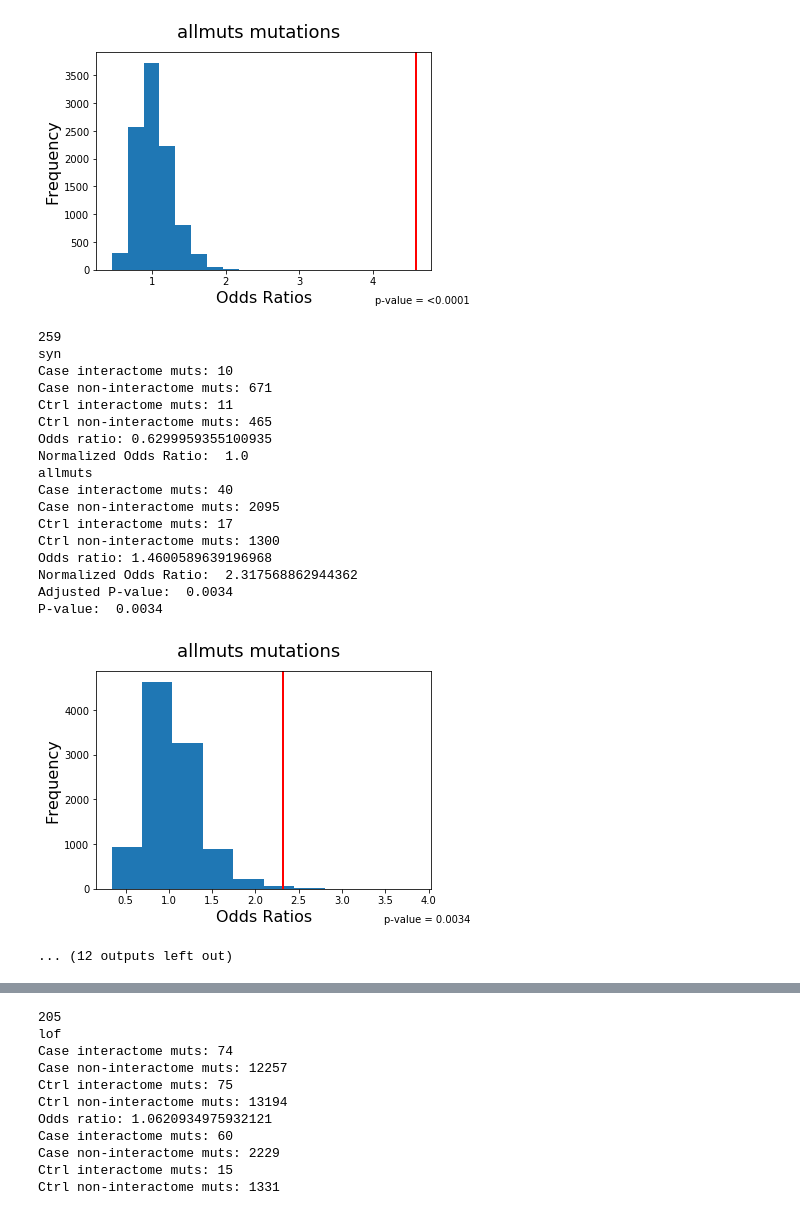
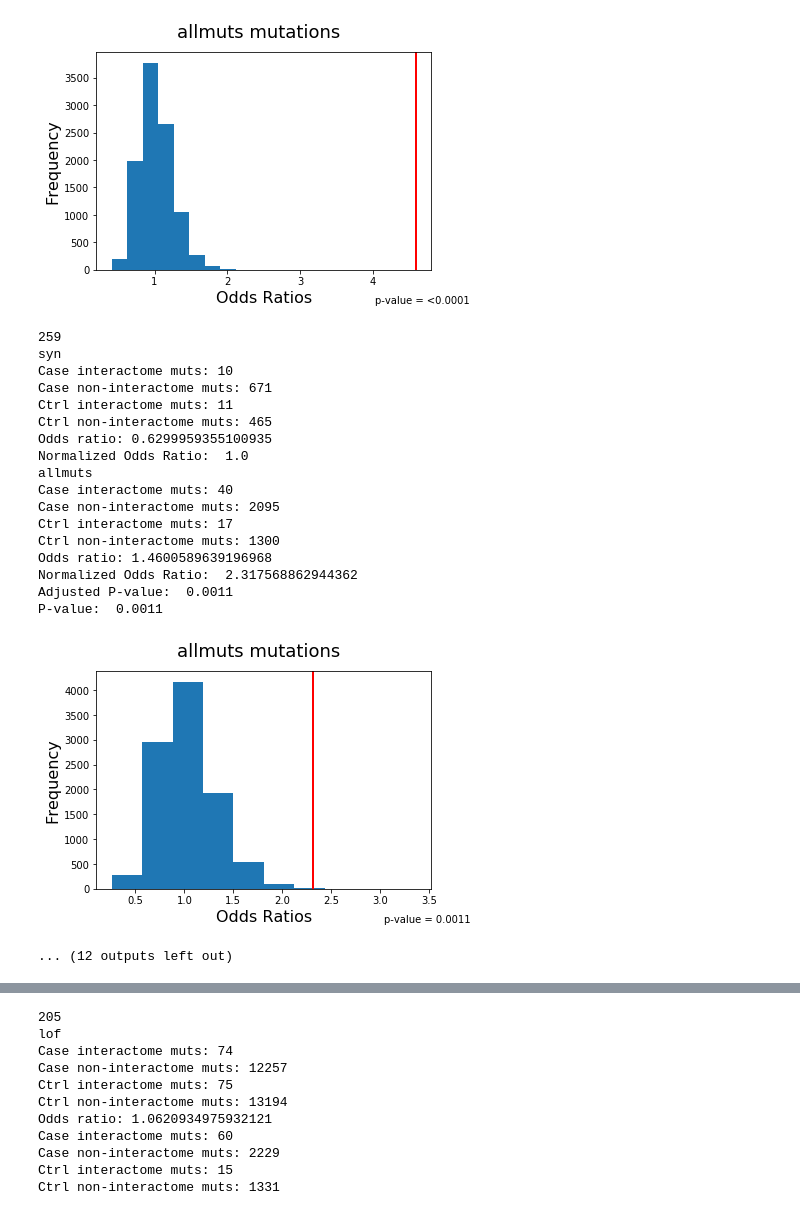
Before and after one commit to mepittman/ctf-apms, a Jupyter notebook: jupyter_notebooks/permutations.ipynb, the cells around one changed output, grey strips where cells are left out. Saved outputs shown, nothing was run; the diff lists cells and outputs as text; code cells hidden in the pictures.

```diff
--- a/jupyter_notebooks/permutations.ipynb
+++ b/jupyter_notebooks/permutations.ipynb
@@ -152,6 +152,17 @@ def get_dnv_dicts(mut_type, unknown=False):
                     ASD_sibling_dict[line_array[0]].append(line_array[gene_idx])
 
     return CHD_proband_dict, ASD_sibling_dict
+
+# Add empty placeholders for individuals with no called de novos in either category
+def add_placeholders(variant_dict, expected_n):
+
+    if len(variant_dict) < expected_n:
+        n_placeholders = expected_n - len(variant_dict)
+        ids = range(0,n_placeholders)
+        for i in ids:
+            variant_dict["placeholder{}".format(i)] = []
+
+    return(variant_dict)
 # %%
 # Functions to calculate odds ratio
 def get_OR(case_dict, ctrl_dict, gene_list, truth = False):
@@ -235,6 +246,9 @@ for int_type in ["GATA4","TBX5","GATA4-TBX5","HEK-GATA4","HEK-TBX5","HEKGATA4-HE
         else:
             probands, siblings = get_dnv_dicts(mut_type, True)
 
+        # Account for individuals without DNMs
+        probands = add_placeholders(probands, 2645)
+        siblings = add_placeholders(siblings, 1789)
 
         # Get true odds ratio
         original_OR = get_OR(probands, siblings, interactome, truth=True)
@@ -267,6 +281,8 @@ for int_type in ["GATA4","TBX5","GATA4-TBX5","HEK-GATA4","HEK-TBX5","HEKGATA4-HE
                 probands, siblings = get_dnv_dicts(mut_type, True)
 
             # Get true odds ratio
+            probands = add_placeholders(probands, 2645)
+            siblings = add_placeholders(siblings, 1789)
             original_OR = get_OR(probands, siblings, interactome, truth=True)
 
             # Get 1000 permutations and read out results
@@ -362,37 +378,37 @@ syn
 Case interactome muts: 10
 Case non-interactome muts: 691
 Ctrl interactome muts: 12
 Ctrl non-interactome muts: 472
 Odds ratio: 0.5692233478051134
 Normalized Odds Ratio:  1.0
 allmuts
 Case interactome muts: 74
 Case non-interactome muts: 2215
 Ctrl interactome muts: 17
 Ctrl non-interactome muts: 1329
 Odds ratio: 2.611764705882353
 Normalized Odds Ratio:  4.588295114656032
 Adjusted P-value:  <0.0001
 P-value:  <0.0001
-[figure, old version]
+[figure, new version]
 259
 syn
 Case interactome muts: 10
 Case non-interactome muts: 671
 Ctrl interactome muts: 11
 Ctrl non-interactome muts: 465
 Odds ratio: 0.6299959355100935
 Normalized Odds Ratio:  1.0
 allmuts
 Case interactome muts: 40
 Case non-interactome muts: 2095
 Ctrl interactome muts: 17
 Ctrl non-interactome muts: 1300
 Odds ratio: 1.4600589639196968
 Normalized Odds Ratio:  2.317568862944362
-Adjusted P-value:  0.0034
-P-value:  0.0034
+Adjusted P-value:  0.0011
+P-value:  0.0011
-[figure, old version]
+[figure, new version]
 ... (12 outputs left out)
 # %%
 def get_lof_dicts(mut_type = "lof", unknown_only = False):
```
Also changed, not shown: parts of 7 cells of this notebook.
